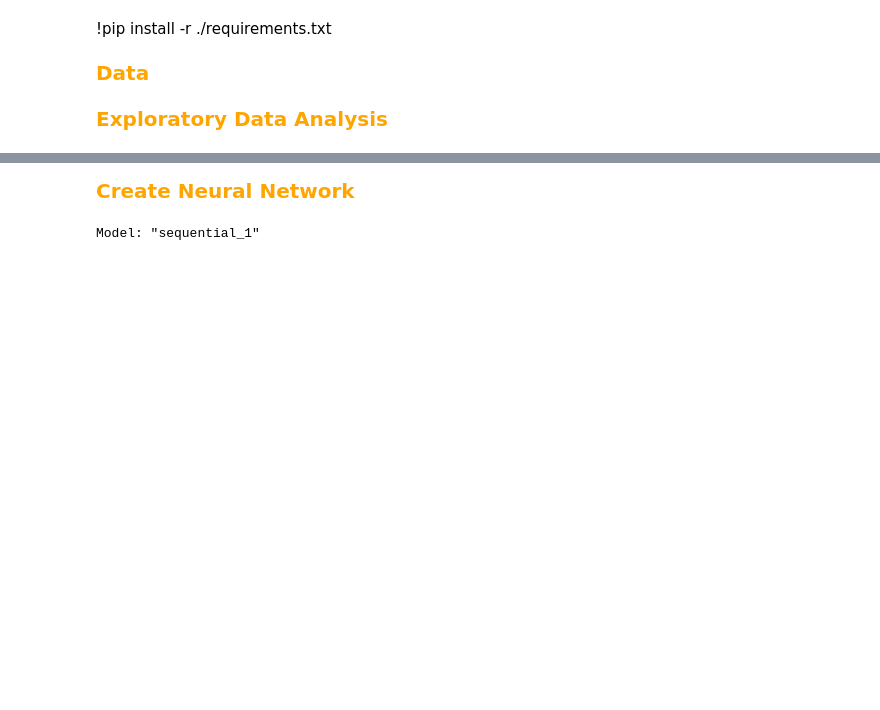
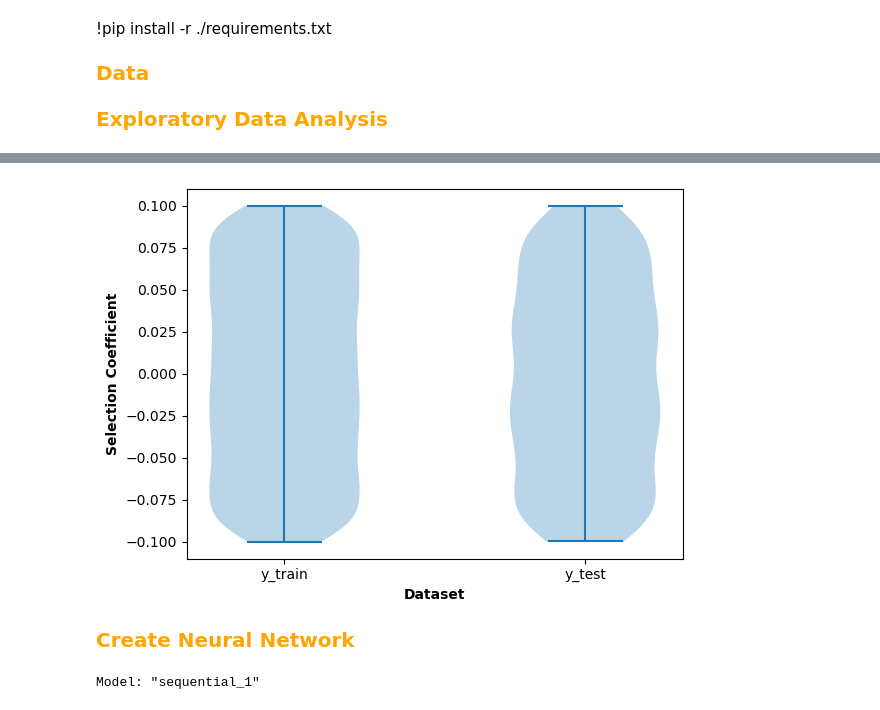
Before and after one commit to diogo-s-ribeiro/DetectingSelection2025, a Jupyter notebook: part2_ml/ml_dsc.ipynb, the cells around one changed output, grey strips where cells are left out. Saved outputs shown, nothing was run; the diff lists cells and outputs as text; code cells hidden in the pictures; blank space fills up the shorter version.

```diff
--- a/part2_ml/ml_dsc.ipynb
+++ b/part2_ml/ml_dsc.ipynb
@@ -40,3 +50,13 @@ y_train.shape
+# %%
+data = [y_train, y_test]
+
+plt.violinplot(data)
+plt.xticks([1, 2], ['y_train', 'y_test'])
+plt.ylabel('Selection Coefficient', fontweight='bold')
+plt.xlabel('Dataset', fontweight='bold')
+plt.show()
+# %% [output]
+[figure, added]
 # %% [markdown]
 <span style="color:orange;font-size:20px"><b> Create Neural Network  </b></span><br>
 # %%
```
Also changed, not shown: parts of 4 cells of this notebook, 3 other files.
